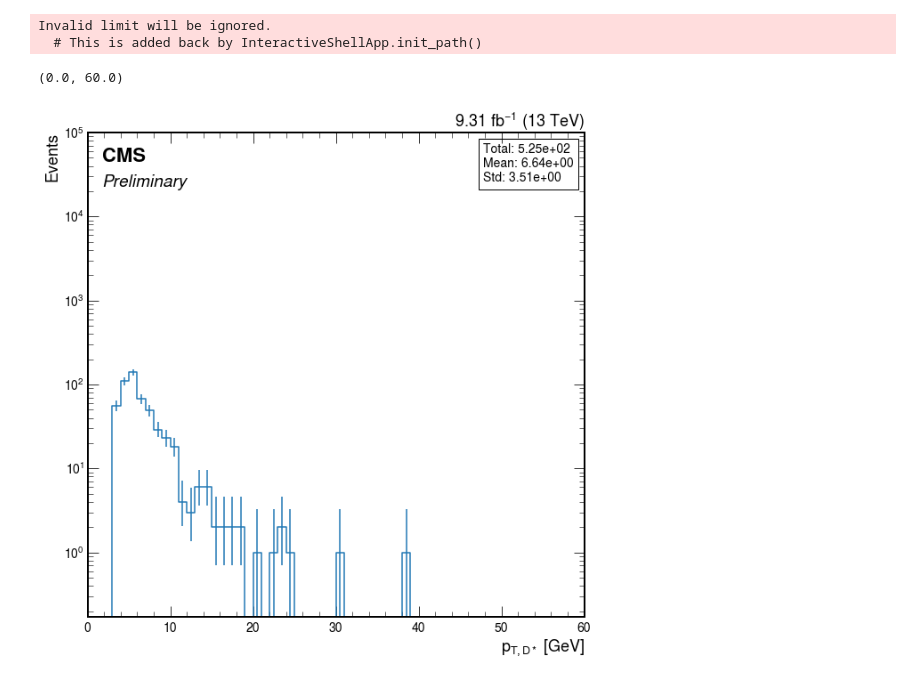
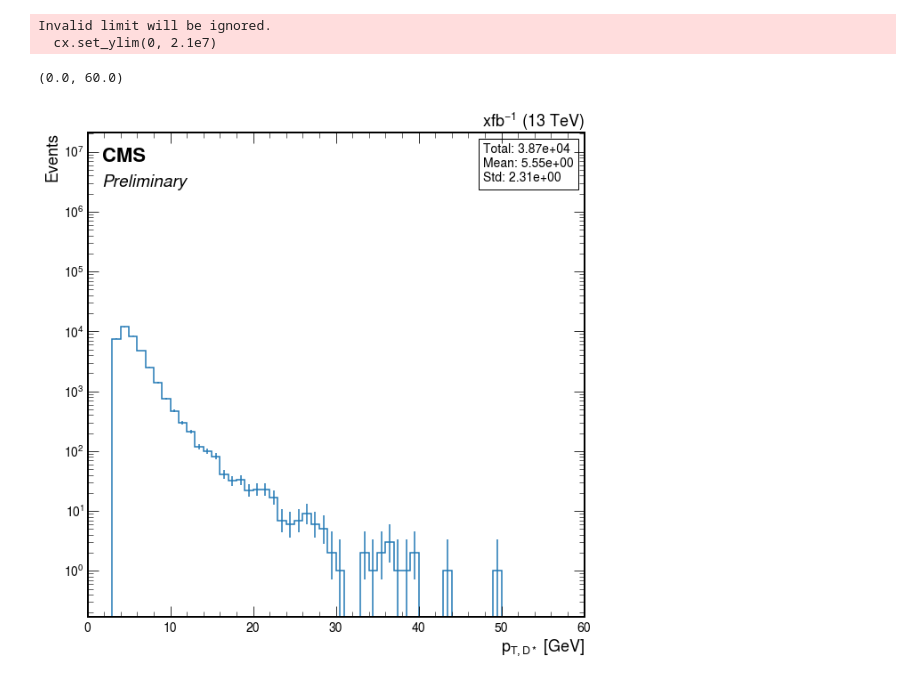
Before and after one commit to Mapse/OniaOpenCharmRun2ULAna, a Jupyter notebook: temp/JpsiOpenCharmPlots.ipynb, the cells around one changed output. Saved outputs shown, nothing was run; the diff lists cells and outputs as text; code cells hidden in the pictures.

```diff
--- a/temp/JpsiOpenCharmPlots.ipynb
+++ b/temp/JpsiOpenCharmPlots.ipynb
@@ -14,11 +39,23 @@ ak.behavior.update(candidate.behavior)
 # %%
 ## Data
 
-# Charmonium 2017E
+################## Charmonium 2017E
 
 #file = '../output/Charmonium2017E_test_loose_cuts/Charmonium2017E_test_loose_cuts_hists.coffea'
 
+#file = '../output/Charmonium2017_NanoAOD_coffea/hists/Data17CharmoniumRunE_692_hists.coffea'
+
 #file = '../output/test_Charmonium2017E_new_code/test_Charmonium2017E_new_code_hists.coffea'
+
+#file = '../output/Charmonium_2017E_No_Global/Charmonium_2017E_No_Global_hists.coffea'
+
+### Trigger
+
+# HLT0
+#file = '../output/test_trigger_HLT0_Charmonium2017E/test_trigger_HLT0_Charmonium2017E_hists.coffea'
+
+# HLT 25
+#file = '../output/test_trigger_HLT25_Charmonium2017E/test_trigger_HLT25_Charmonium2017E_hists.coffea'
 
 #### Charmonium 2018B
 
@@ -29,7 +66,7 @@ ak.behavior.update(candidate.behavior)
 #file = '../output/test_cut_background_2d/test_cut_background_2d_hists.coffea'
 
 # Test decay
-#file = '../output/test_decay_length/test_decay_length.coffea'
+#file = '../output/test_decay_length/test_decay_length_hists.coffea'
 #file = '../output/Charmonium_2018B_comp/Charmonium_2018B_comp_hists.coffea'
 
 #file = '../output/Charmonium2018B_vertex/Charmonium2018B_vertex_hists.coffea'
@@ -41,20 +78,25 @@ ak.behavior.update(candidate.behavior)
 
 ## Monte Carlo
 
-#file = '../output/JpsiDstar_2017/JpsiDstar_2017_hists.coffea'
-
 #file = '../output/JpsiDstar_2017_test_loose_cuts_tests/JpsiDstar_2017_test_loose_cuts_tests_hists.coffea'
 
 #file = '../output/test_gen/test_gen_hists.coffea'
 
 #file = '../output/MuOnia_test/MuOnia_test_hists.coffea'
 
+#file = '../output/Monte_Carlo_2017_new_code/Monte_Carlo_2017_new_code_hists.coffea'
+
+#file = '../output/test_Monte_Carlo_2017_trigger/test_Monte_Carlo_2017_trigger_hists.coffea'
+
+#file = '../output/Monte_Carlo_2017_No_Global/Monte_Carlo_2017_No_Global_hists.coffea'
+
+file = '../output/Monte_Carlo_2018/Monte_Carlo_2018_hists.coffea'
 ## Usual file - new processing
-file = '../output/test_Monte_Carlo_2017_new_code/test_Monte_Carlo_2017_new_code_hists.coffea'
-
 # No D0 cuts (phi study)
 #file = '../output/Phi_study_Monte_Carlo_2017_new_code/Phi_study_Monte_Carlo_2017_new_code_hists.coffea'
 
+#hists = acc
+#file = '../output/Charmonium_2017_Nano_Coffea/hists_Charmonium_2017.coffea'
 hists = load(file)
 hists.values()
 # %% [output]
@@ -62,10 +103,0 @@ dict_values([<Hist (npvs) instance at 0x...>, <Hist (pt,eta,phi) instance at 0x.
-# %%
-# phi
-
-ax = hists['D0_p'].sum('pt','eta')
-
-bx = ax.rebin("phi", hist.Bin("phi", "$\phi_{D^0 trks}$", 35, -3.5, 3.5))
-
-cx = create_plot1d(bx)
-
-#cx.set_xlim(-2.6, 2.6)
@@ -167,6 +196,8 @@ def ratio_plot(num, denom):
     return ax, rax
 # %%
 def create_plot1d(hist1d, log=False, ax=None):
+    lumi = "x"
+
     from matplotlib.offsetbox import AnchoredOffsetbox, TextArea
     plt.style.use(mplhep.style.CMS)
     plt.rcParams.update({
@@ -207,7 +238,7 @@ def create_plot1d(hist1d, log=False, ax=None):
                   verticalalignment='bottom',
                   transform=ax.transAxes
                  )
-    lumi = plt.text(1., 1., r"9.31 fb$^{-1}$ (13 TeV)",
+    lumi = plt.text(1., 1., r"" + lumi +  "fb$^{-1}$ (13 TeV)",
                 fontsize=18,
                 fontstyle='normal',
                 horizontalalignment='right',
@@ -483,21 +494,21 @@ ax = create_plot1d(hists['D0_trk_dz'])
 # %%
 #### Plots organized -> Right charge
 
 # pT
 
 ax = hists['Dstar_p'].integrate('chg', 'right charge').sum('eta','phi')
 
 bx = ax.rebin("pt", hist.Bin("pt", "$p_{T,D*}$ [GeV]", 50, 0, 50))
 
 cx = create_plot1d(bx)
 cx.set_yscale('log')
-cx.set_ylim(0, 1e5)
+cx.set_ylim(0, 2.1e7)
 cx.set_xlim(0, 60)
 # %% [output]
 Invalid limit will be ignored.
-  # This is added back by InteractiveShellApp.init_path()
+  cx.set_ylim(0, 2.1e7)
 (0.0, 60.0)
-[figure, old version]
+[figure, new version]
 # %%
 # eta
 
```
Also changed, not shown: parts of 57 cells of this notebook, 46 other files.
